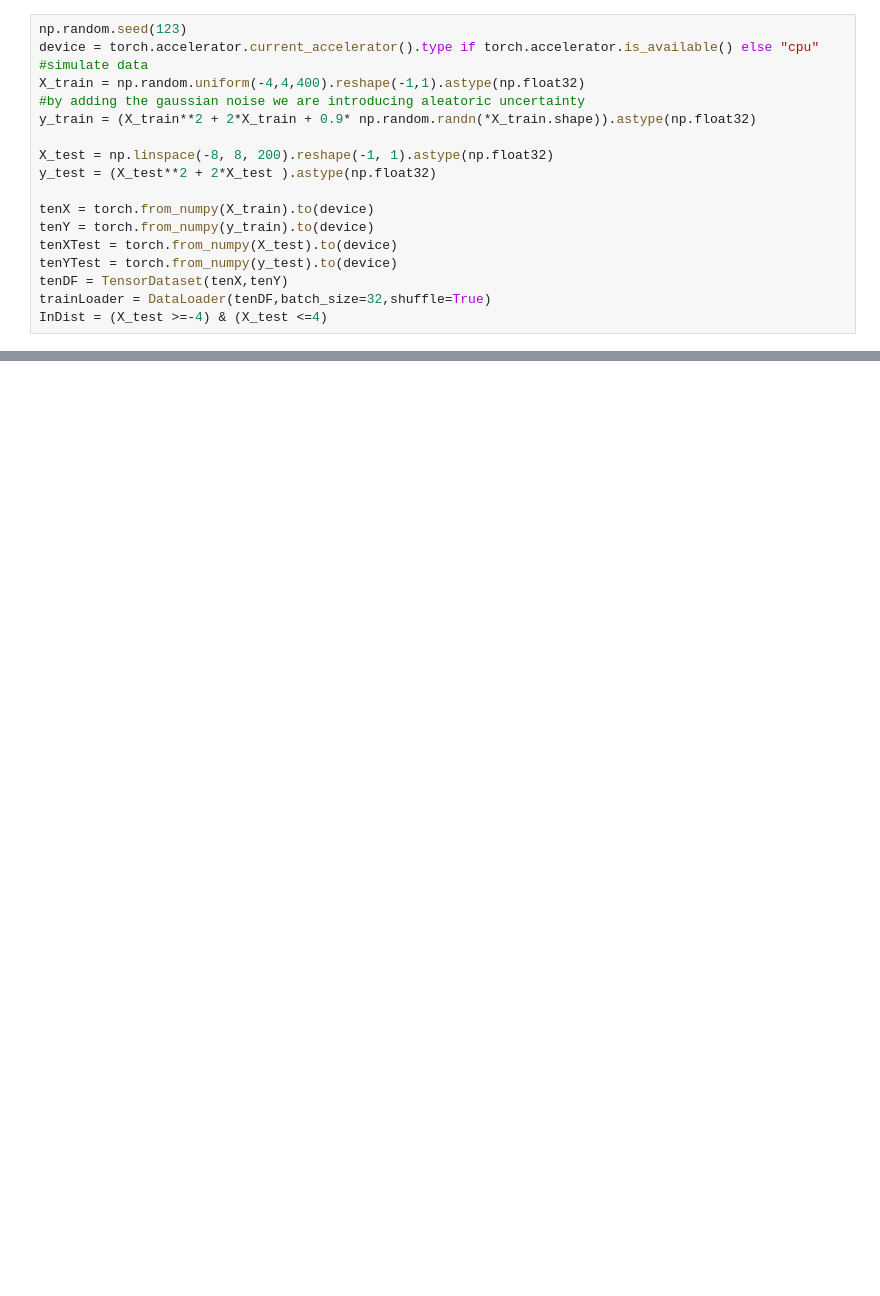
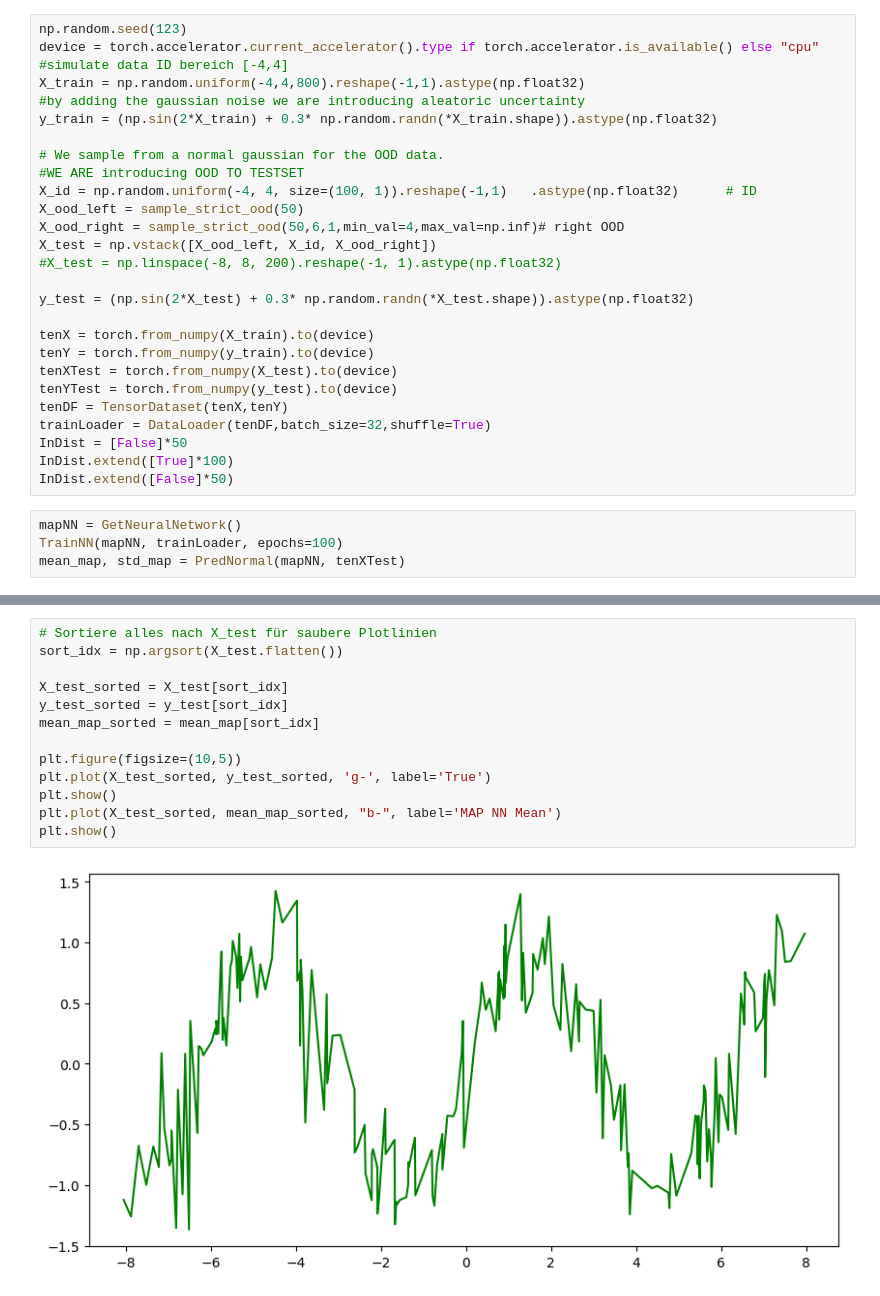
Before and after one commit to Kingmopser/ProbabilisticML, a Jupyter notebook: src/Simulation.ipynb, the cells around one changed output, grey strips where cells are left out. Saved outputs shown, nothing was run; the diff lists cells and outputs as text; blank space fills up the shorter version.

```diff
--- a/src/Simulation.ipynb
+++ b/src/Simulation.ipynb
@@ -12,13 +22,20 @@ from baseNN import GetNeuralNetwork, PredNormal, TrainNN
 # %%
 np.random.seed(123)
 device = torch.accelerator.current_accelerator().type if torch.accelerator.is_available() else "cpu"
-#simulate data
-X_train = np.random.uniform(-4,4,400).reshape(-1,1).astype(np.float32)
+#simulate data ID bereich [-4,4]
+X_train = np.random.uniform(-4,4,800).reshape(-1,1).astype(np.float32)
 #by adding the gaussian noise we are introducing aleatoric uncertainty
-y_train = (X_train**2 + 2*X_train + 0.9* np.random.randn(*X_train.shape)).astype(np.float32)
+y_train = (np.sin(2*X_train) + 0.3* np.random.randn(*X_train.shape)).astype(np.float32)
 
-X_test = np.linspace(-8, 8, 200).reshape(-1, 1).astype(np.float32)
-y_test = (X_test**2 + 2*X_test ).astype(np.float32)
+# We sample from a normal gaussian for the OOD data.
+#WE ARE introducing OOD TO TESTSET
+X_id = np.random.uniform(-4, 4, size=(100, 1)).reshape(-1,1)   .astype(np.float32)      # ID
+X_ood_left = sample_strict_ood(50)
+X_ood_right = sample_strict_ood(50,6,1,min_val=4,max_val=np.inf)# right OOD
+X_test = np.vstack([X_ood_left, X_id, X_ood_right])
+#X_test = np.linspace(-8, 8, 200).reshape(-1, 1).astype(np.float32)
+
+y_test = (np.sin(2*X_test) + 0.3* np.random.randn(*X_test.shape)).astype(np.float32)
 
 tenX = torch.from_numpy(X_train).to(device)
 tenY = torch.from_numpy(y_train).to(device)
@@ -26,4 +43,10 @@ tenXTest = torch.from_numpy(X_test).to(device)
 tenYTest = torch.from_numpy(y_test).to(device)
 tenDF = TensorDataset(tenX,tenY)
 trainLoader = DataLoader(tenDF,batch_size=32,shuffle=True)
-InDist = (X_test >=-4) & (X_test <=4)
+InDist = [False]*50
+InDist.extend([True]*100)
+InDist.extend([False]*50)
+# %%
+mapNN = GetNeuralNetwork()
+TrainNN(mapNN, trainLoader, epochs=100)
+mean_map, std_map = PredNormal(mapNN, tenXTest)
@@ -29,0 +59,15 @@ InDist = (X_test >=-4) & (X_test <=4)
+# %%
+# Sortiere alles nach X_test für saubere Plotlinien
+sort_idx = np.argsort(X_test.flatten())
+
+X_test_sorted = X_test[sort_idx]
+y_test_sorted = y_test[sort_idx]
+mean_map_sorted = mean_map[sort_idx]
+
+plt.figure(figsize=(10,5))
+plt.plot(X_test_sorted, y_test_sorted, 'g-', label='True')
+plt.show()
+plt.plot(X_test_sorted, mean_map_sorted, "b-", label='MAP NN Mean')
+plt.show()
+# %% [output]
+[figure, added]
```
Also changed, not shown: parts of 10 cells of this notebook, 3 other files.
